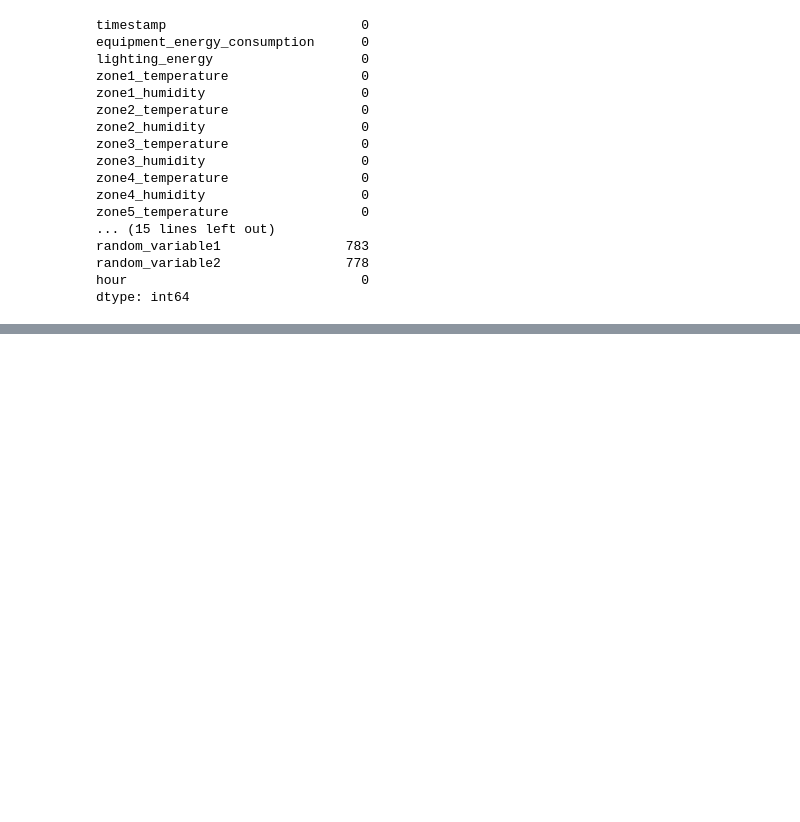
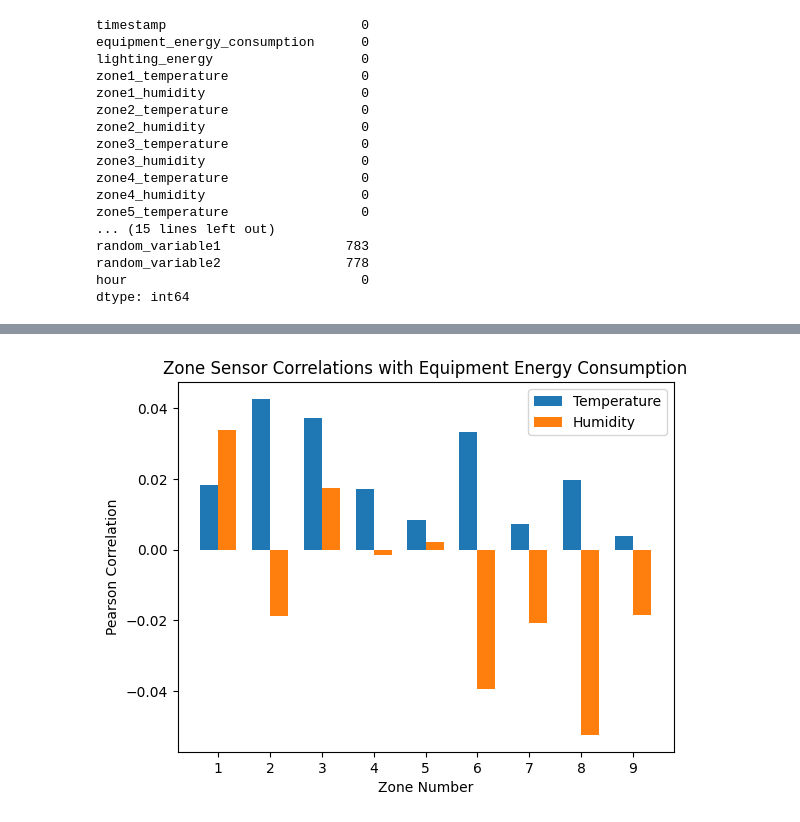
Before and after one commit to ShubhaMahobia/DS-Intern-Assignment-Shubham_Mahobia, a Jupyter notebook: main.ipynb, the cells around one changed output, grey strips where cells are left out. Drawn from its saved outputs; the diff is of its cells as text; code cells hidden in the pictures; blank space fills up the shorter version.

```diff
--- a/main.ipynb
+++ b/main.ipynb
@@ -276,0 +317,41 @@ dtype: int64
+# %%
+# Data
+zones = np.arange(1, 10)
+temp_corrs = np.array([
+    0.01830083300327231,
+    0.04264834203286901,
+    0.0373572314775246,
+    0.01714997109946124,
+    0.008278714373089083,
+    0.03318263430202966,
+    0.007368143299545808,
+    0.01971775783669024,
+    0.003888005324142666
+])
+hum_corrs = np.array([
+    0.03386395744282072,
+    -0.018638657027427324,
+    0.017377712023717993,
+    -0.0014865486460398673,
+    0.002028968251712425,
+    -0.039365843736999584,
+    -0.020844023690514635,
+    -0.0524208815752992,
+    -0.018594157199504958
+])
+
+# Plot
+width = 0.35
+fig, ax = plt.subplots()
+ax.bar(zones - width/2, temp_corrs, width, label='Temperature')
+ax.bar(zones + width/2, hum_corrs, width, label='Humidity')
+
+ax.set_xlabel("Zone Number")
+ax.set_ylabel("Pearson Correlation")
+ax.set_title("Zone Sensor Correlations with Equipment Energy Consumption")
+ax.set_xticks(zones)
+ax.legend()
+
+plt.show()
+# %% [output]
+[figure, added]
```
Also changed, not shown: parts of 6 cells of this notebook.
